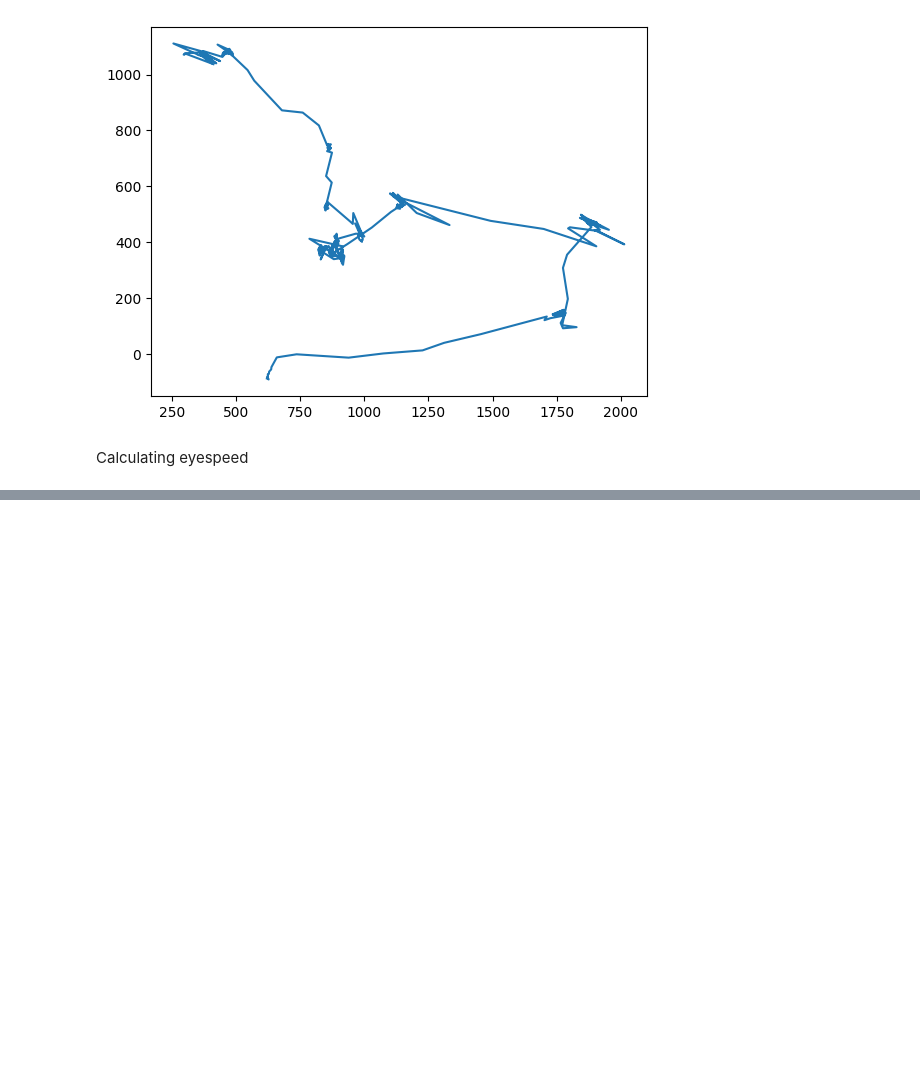
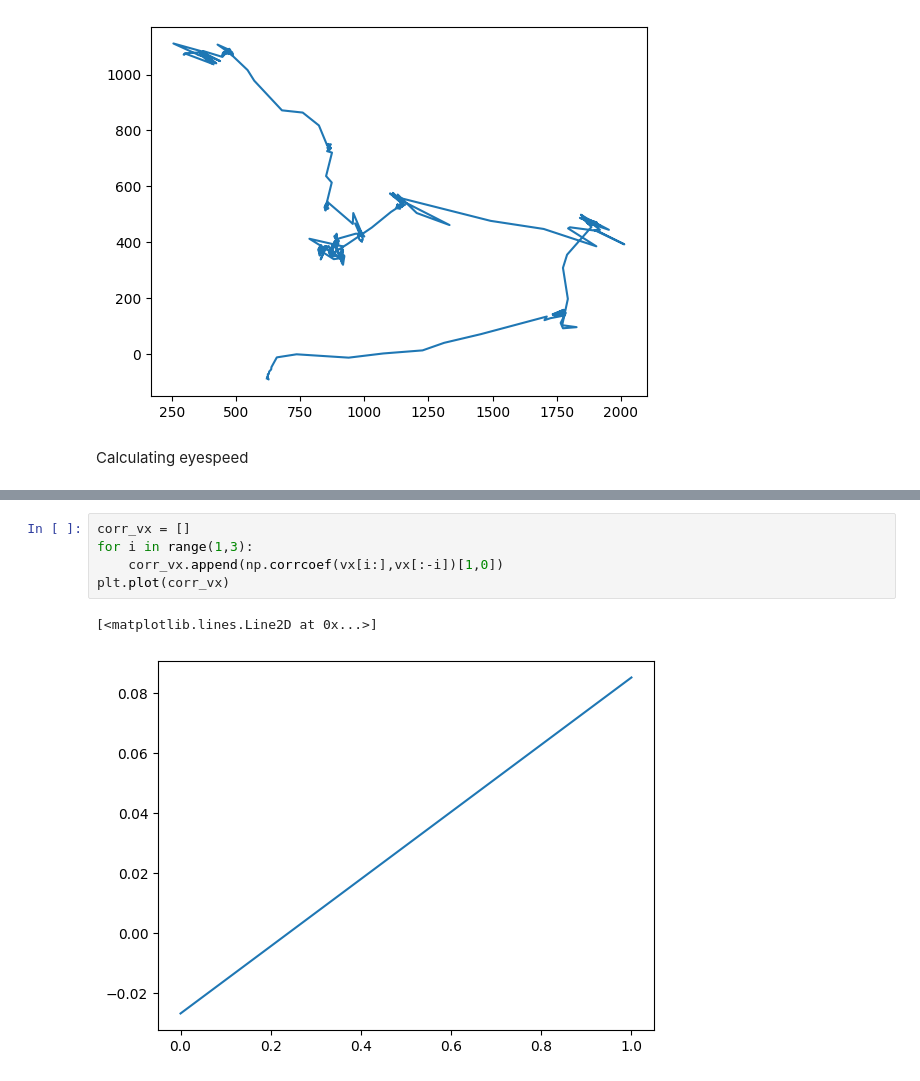
Before and after one commit to KhalidAFarah/StatisticalLearning, a Jupyter notebook: week1/assignment.ipynb, the cells around one changed output, grey strips where cells are left out. Drawn from its saved outputs; the diff is of its cells as text; blank space fills up the shorter version.

```diff
--- a/week1/assignment.ipynb
+++ b/week1/assignment.ipynb
@@ -151,0 +196,8 @@ row['Gaze point X']
+# %%
+corr_vx = []
+for i in range(1,3):
+    corr_vx.append(np.corrcoef(vx[i:],vx[:-i])[1,0])
+plt.plot(corr_vx)
+# %% [output]
+[<matplotlib.lines.Line2D at 0x...>]
+[figure, added]
```
Also changed, not shown: parts of 9 cells of this notebook, 44 other files.
